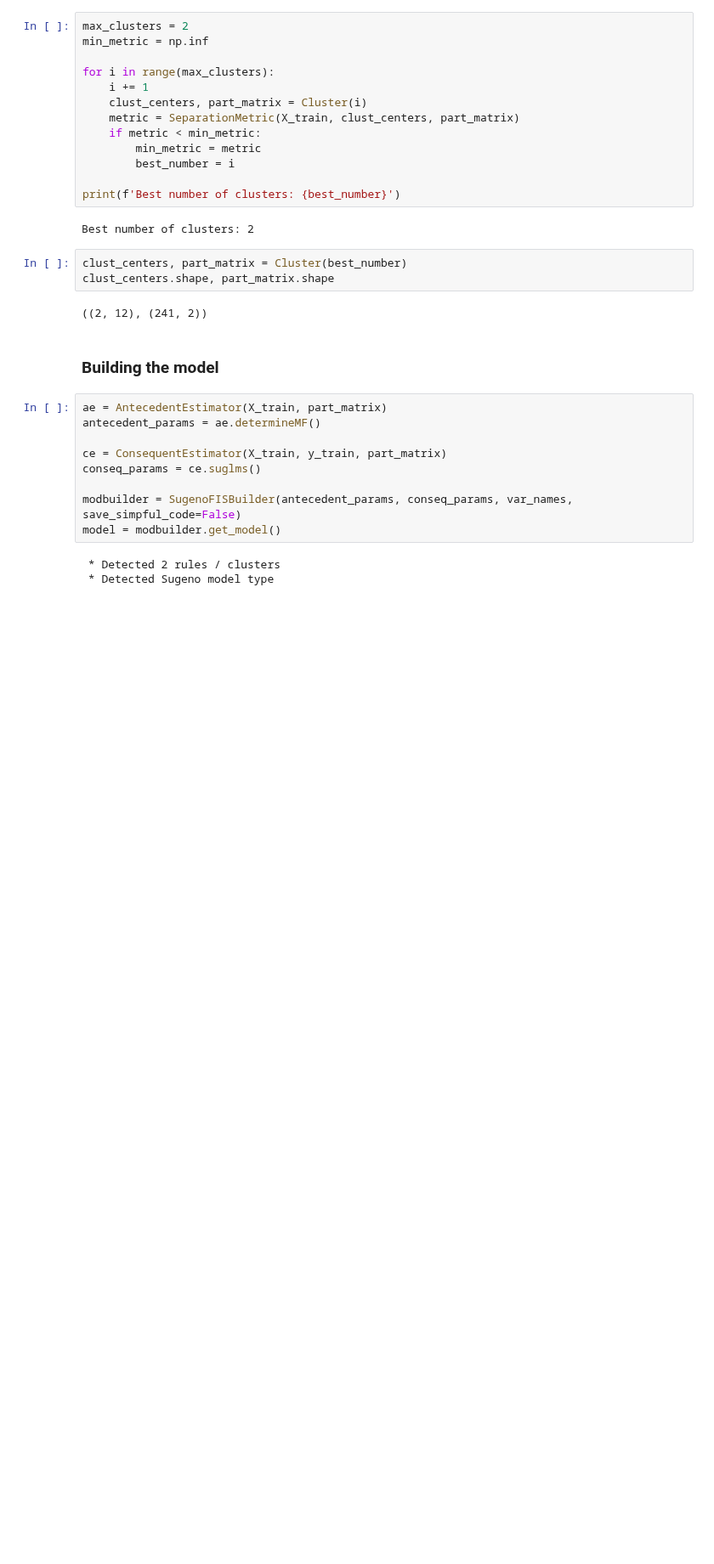
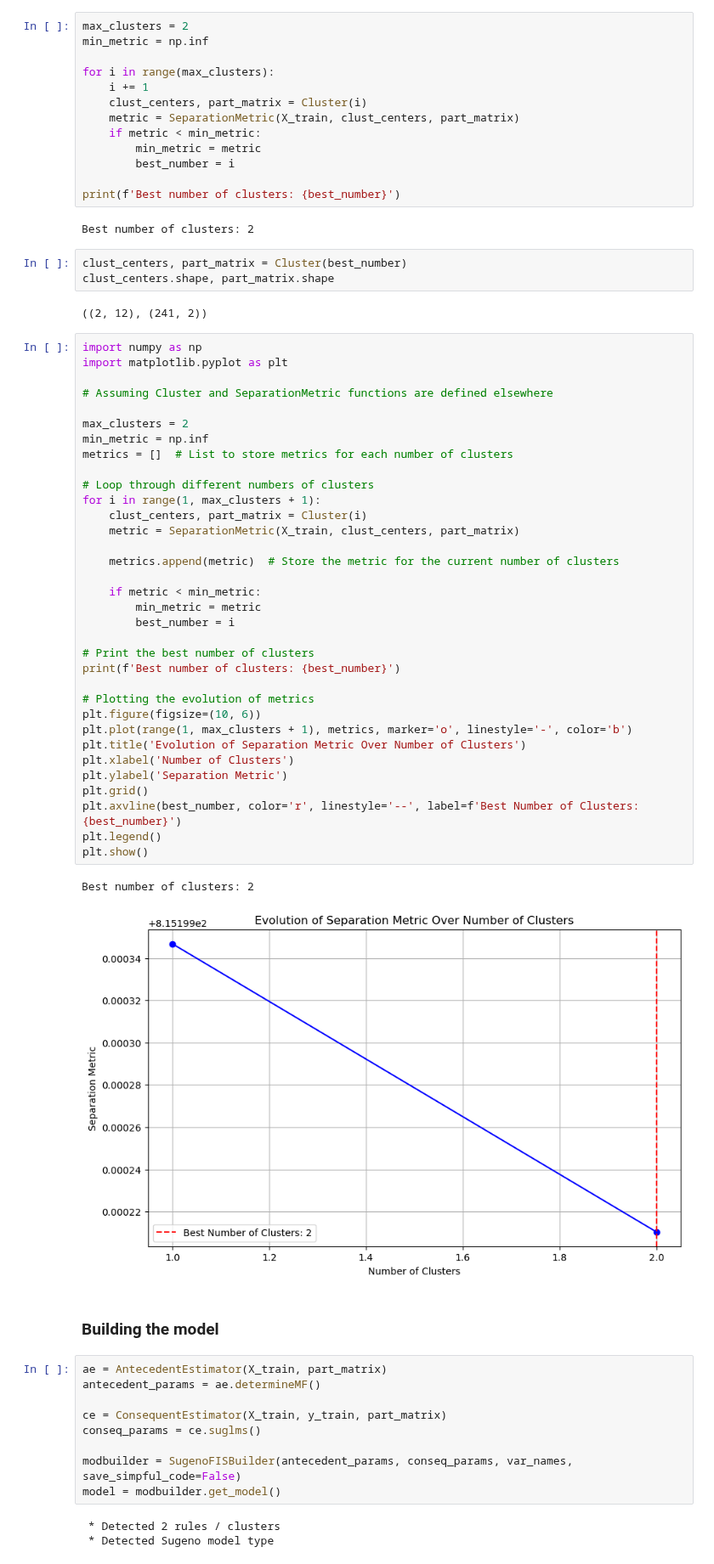
Before and after one commit to AlexGoncalves21/SInts_24, a Jupyter notebook: FinalProject/FuzzyInference.ipynb, the cells around one changed output. Shown at 85% size. Saved outputs shown, nothing was run; the diff lists cells and outputs as text; blank space fills up the shorter version.

```diff
--- a/FinalProject/FuzzyInference.ipynb
+++ b/FinalProject/FuzzyInference.ipynb
@@ -159,6 +159,43 @@ clust_centers, part_matrix = Cluster(best_number)
 clust_centers.shape, part_matrix.shape
 # %% [output]
 ((2, 12), (241, 2))
+# %%
+import numpy as np
+import matplotlib.pyplot as plt
+
+# Assuming Cluster and SeparationMetric functions are defined elsewhere
+
+max_clusters = 2
+min_metric = np.inf
+metrics = []  # List to store metrics for each number of clusters
+
+# Loop through different numbers of clusters
+for i in range(1, max_clusters + 1):
+    clust_centers, part_matrix = Cluster(i)
+    metric = SeparationMetric(X_train, clust_centers, part_matrix)
+
+    metrics.append(metric)  # Store the metric for the current number of clusters
+
+    if metric < min_metric:
+        min_metric = metric
+        best_number = i
+
+# Print the best number of clusters
+print(f'Best number of clusters: {best_number}')
+
+# Plotting the evolution of metrics
+plt.figure(figsize=(10, 6))
+plt.plot(range(1, max_clusters + 1), metrics, marker='o', linestyle='-', color='b')
+plt.title('Evolution of Separation Metric Over Number of Clusters')
+plt.xlabel('Number of Clusters')
+plt.ylabel('Separation Metric')
+plt.grid()
+plt.axvline(best_number, color='r', linestyle='--', label=f'Best Number of Clusters: {best_number}')
+plt.legend()
+plt.show()
+# %% [output]
+Best number of clusters: 2
+[figure, added]
 # %% [markdown]
 ### Building the model
 # %%
```
Also changed, not shown: parts of 5 cells of this notebook, 2 other files.
